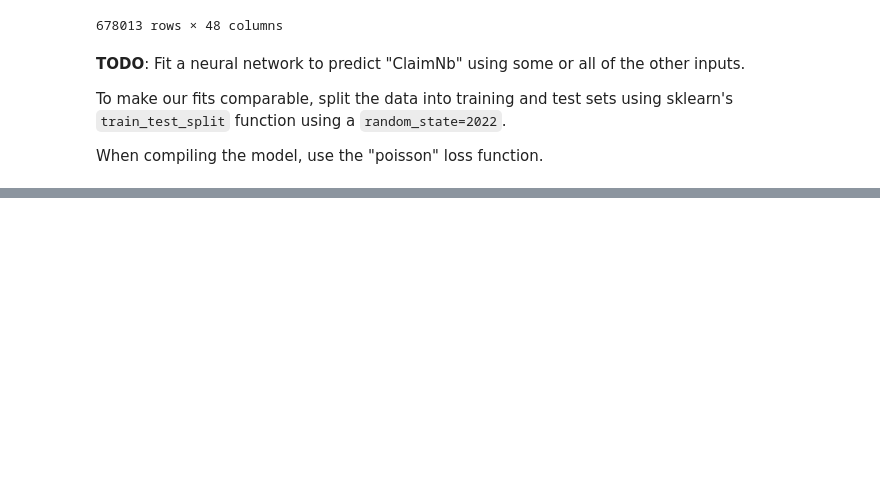
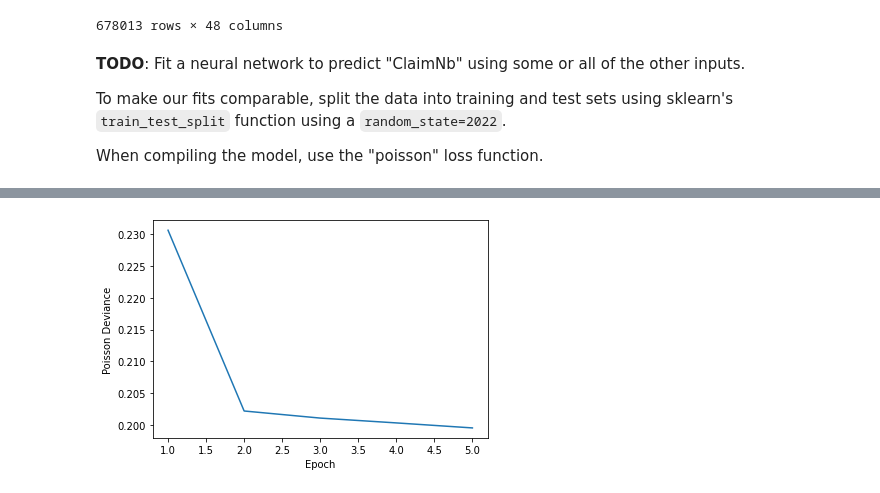
Before and after one commit to kchu1711/actl3143, a Jupyter notebook: week 2/French_motor_SW2.ipynb, the cells around one changed output, grey strips where cells are left out. Cells and saved outputs as stored; diff of their text form; code cells hidden in the pictures; blank space fills up the shorter version.

```diff
--- a/week 2/French_motor_SW2.ipynb
+++ b/week 2/French_motor_SW2.ipynb
@@ -46,0 +151,8 @@ When compiling the model, use the "poisson" loss function.
+# %%
+#loss function
+import matplotlib.pyplot as plt
+plt.plot(range(1, 6), hist.history["loss"])
+plt.xlabel("Epoch")
+plt.ylabel("Poisson Deviance");
+# %% [output]
+[figure, added]
```
Also changed, not shown: parts of 41 cells of this notebook.
